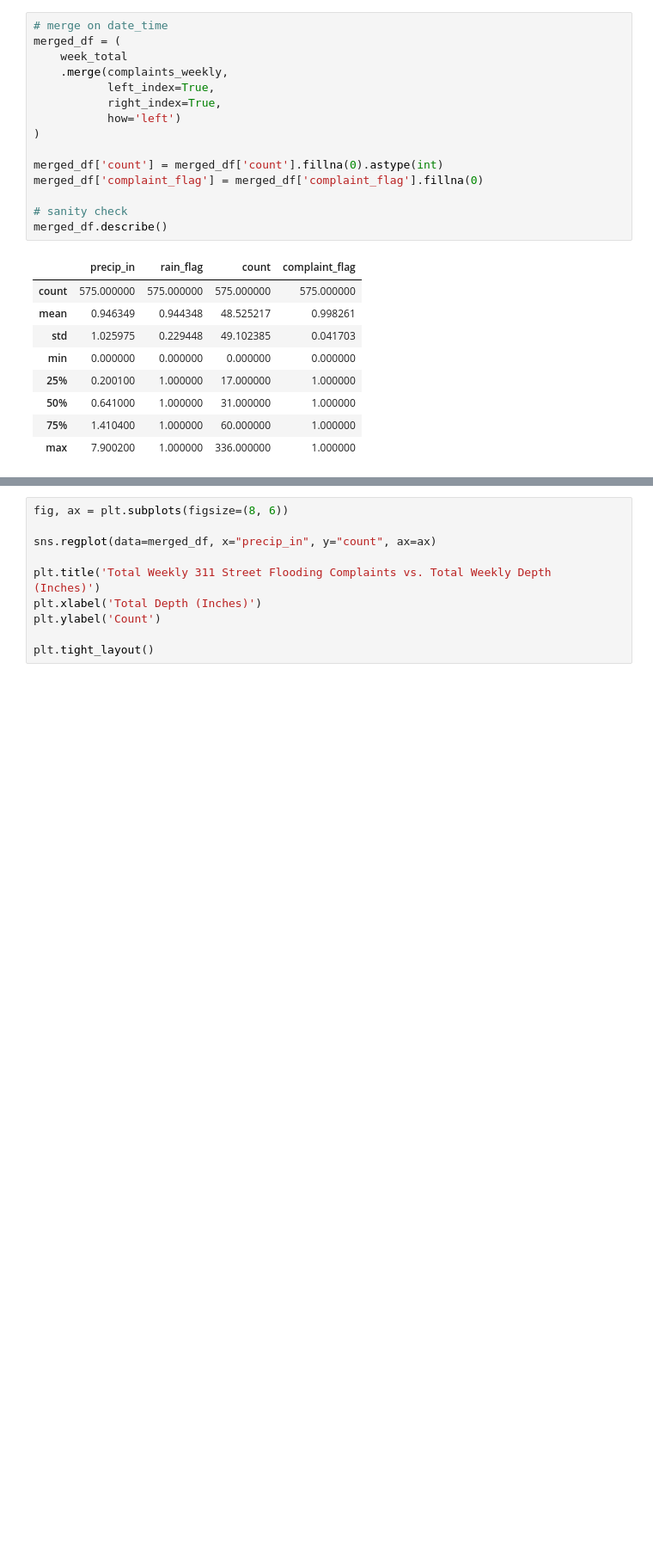
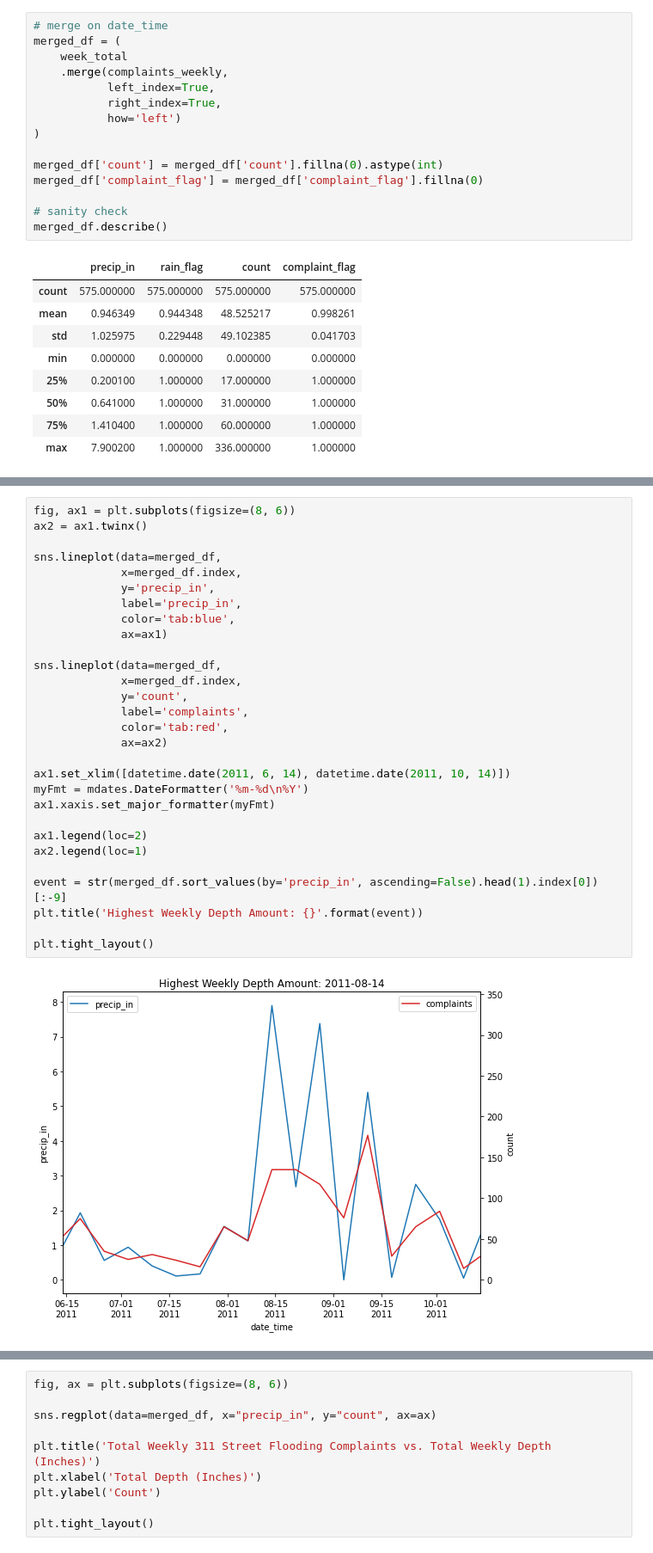
Before and after one commit to datalifenyc/nyc-street-flooding-analysis, a Jupyter notebook: analysis-book/nyc-311-groundtruth.ipynb, the cells around one changed output, grey strips where cells are left out. Shown at 86% size. Cells and saved outputs as stored; diff of their text form; blank space fills up the shorter version.

```diff
--- a/analysis-book/nyc-311-groundtruth.ipynb
+++ b/analysis-book/nyc-311-groundtruth.ipynb
@@ -794,0 +871,31 @@ Normalize by row
+# %%
+fig, ax1 = plt.subplots(figsize=(8, 6))
+ax2 = ax1.twinx()
+
+sns.lineplot(data=merged_df,
+             x=merged_df.index,
+             y='precip_in',
+             label='precip_in',
+             color='tab:blue',
+             ax=ax1)
+
+sns.lineplot(data=merged_df,
+             x=merged_df.index,
+             y='count',
+             label='complaints',
+             color='tab:red',
+             ax=ax2)
+
+ax1.set_xlim([datetime.date(2011, 6, 14), datetime.date(2011, 10, 14)])
+myFmt = mdates.DateFormatter('%m-%d\n%Y')
+ax1.xaxis.set_major_formatter(myFmt)
+
+ax1.legend(loc=2)
+ax2.legend(loc=1)
+
+event = str(merged_df.sort_values(by='precip_in', ascending=False).head(1).index[0])[:-9]
+plt.title('Highest Weekly Depth Amount: {}'.format(event))
+
+plt.tight_layout()
+# %% [output]
+[figure, added]
```
Also changed, not shown: parts of 43 cells of this notebook.
